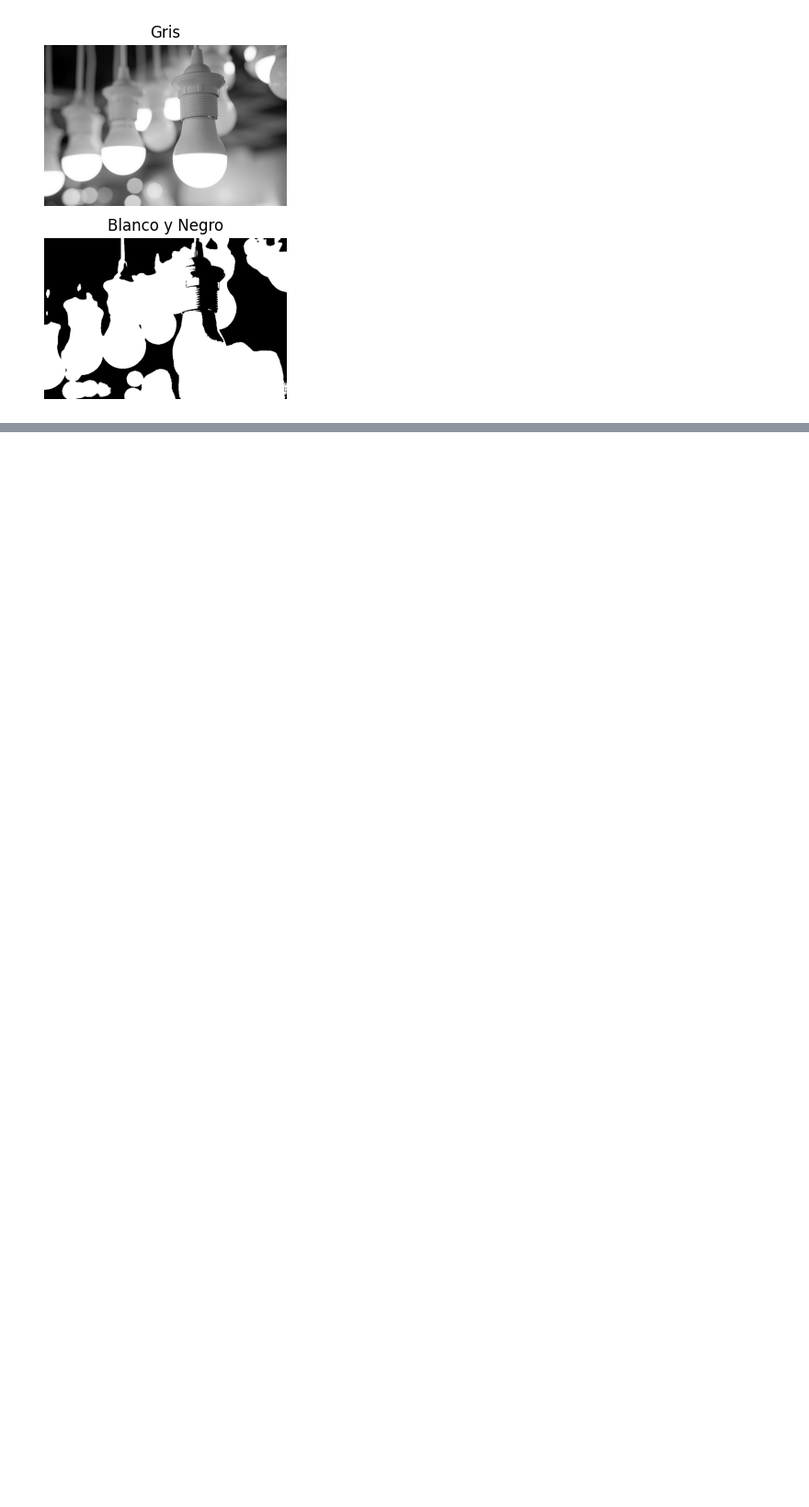
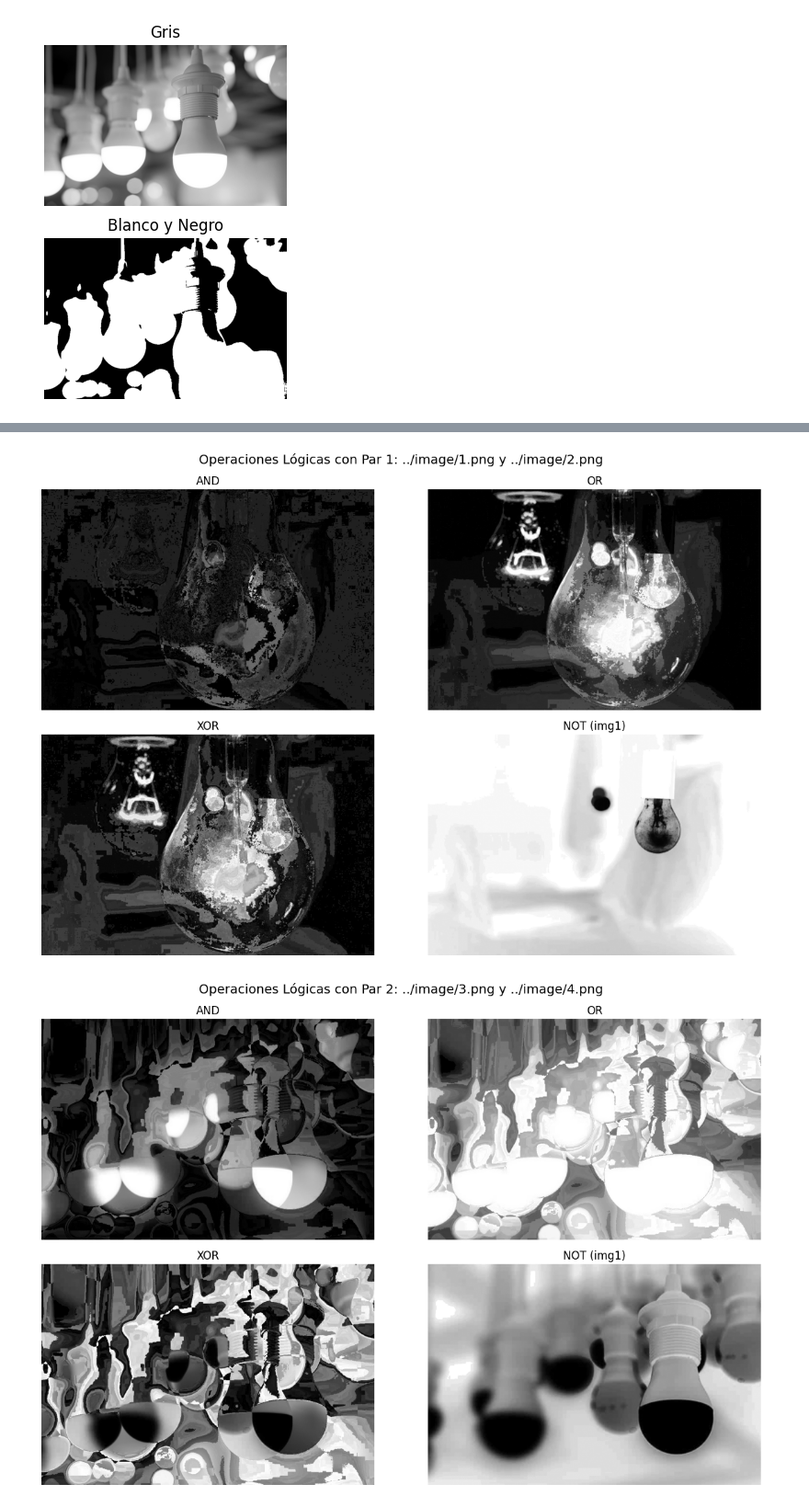
Before and after one commit to BrandonBrandon-alt/parcial1_visualizacion, a Jupyter notebook: algoritmos/Operaciones.ipynb, the cells around one changed output, grey strips where cells are left out. Shown at 92% size. Drawn from its saved outputs; the diff is of its cells as text; code cells hidden in the pictures; blank space fills up the shorter version.

```diff
--- a/algoritmos/Operaciones.ipynb
+++ b/algoritmos/Operaciones.ipynb
@@ -68,0 +210,60 @@ for i in range(len(imagenes)):
+# %%
+import cv2
+import matplotlib.pyplot as plt
+
+# Lista de imágenes
+imagenes = ['../image/1.png', '../image/2.png', '../image/3.png', '../image/4.png']
+
+# Procesar en pares (1-2 y 3-4)
+pares = [(imagenes[0], imagenes[1]), (imagenes[2], imagenes[3])]
+
+for idx, (imgA_path, imgB_path) in enumerate(pares, start=1):
+    # Cargar imágenes en escala de grises (más claro para operaciones lógicas)
+    img1 = cv2.imread(imgA_path, cv2.IMREAD_GRAYSCALE)
+    img2 = cv2.imread(imgB_path, cv2.IMREAD_GRAYSCALE)
+
+    if img1 is None or img2 is None:
+        print(f"⚠️ No se pudo cargar alguna imagen del par {idx}")
+        continue
+
+    # Redimensionar img2 al tamaño de img1
+    img2 = cv2.resize(img2, (img1.shape[1], img1.shape[0]))
+
+    # Operaciones lógicas
+    and_img = cv2.bitwise_and(img1, img2)
+    or_img  = cv2.bitwise_or(img1, img2)
+    xor_img = cv2.bitwise_xor(img1, img2)
+    not_img = cv2.bitwise_not(img1)   # Ejemplo: negación solo de la primera
+
+    # Mostrar resultados
+    fig, axes = plt.subplots(2, 2, figsize=(12, 8))
+    fig.suptitle(f"Operaciones Lógicas con Par {idx}: {imgA_path} y {imgB_path}", fontsize=14)
+
+    axes[0][0].imshow(and_img, cmap='gray')
+    axes[0][0].set_title("AND")
+    axes[0][0].axis('off')
+
+    axes[0][1].imshow(or_img, cmap='gray')
+    axes[0][1].set_title("OR")
+    axes[0][1].axis('off')
+
+    axes[1][0].imshow(xor_img, cmap='gray')
+    axes[1][0].set_title("XOR")
+    axes[1][0].axis('off')
+
+    axes[1][1].imshow(not_img, cmap='gray')
+    axes[1][1].set_title("NOT (img1)")
+    axes[1][1].axis('off')
+
+    plt.tight_layout()
+    plt.show()
+
+    # Guardar resultados
+    output_dir = "../image/resultados/operaciones/logicas/"
+    cv2.imwrite(output_dir + f"imagenes-and-par{idx}.png", and_img)
+    cv2.imwrite(output_dir + f"imagenes-or-par{idx}.png", or_img)
+    cv2.imwrite(output_dir + f"imagenes-xor-par{idx}.png", xor_img)
+    cv2.imwrite(output_dir + f"imagenes-not-par{idx}.png", not_img)
+# %% [output]
+[figure, added]
+[figure, added]
```
Also changed, not shown: parts of 8 cells of this notebook, 16 other files.
